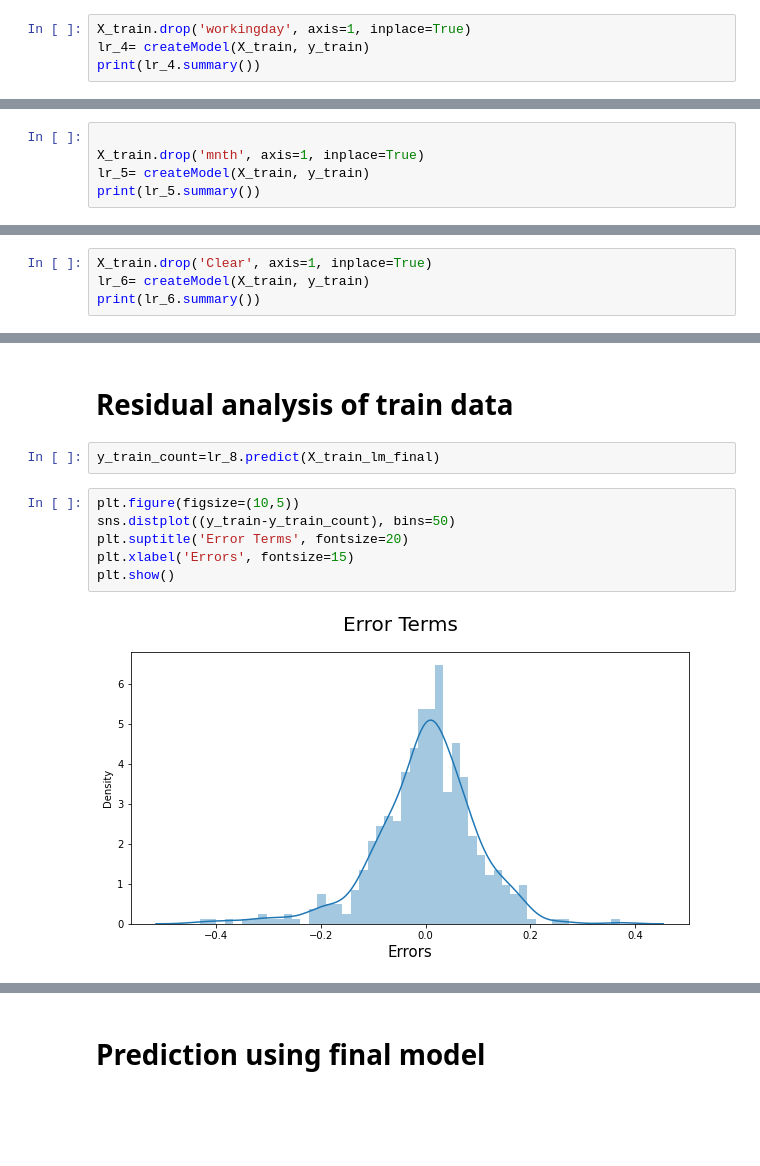
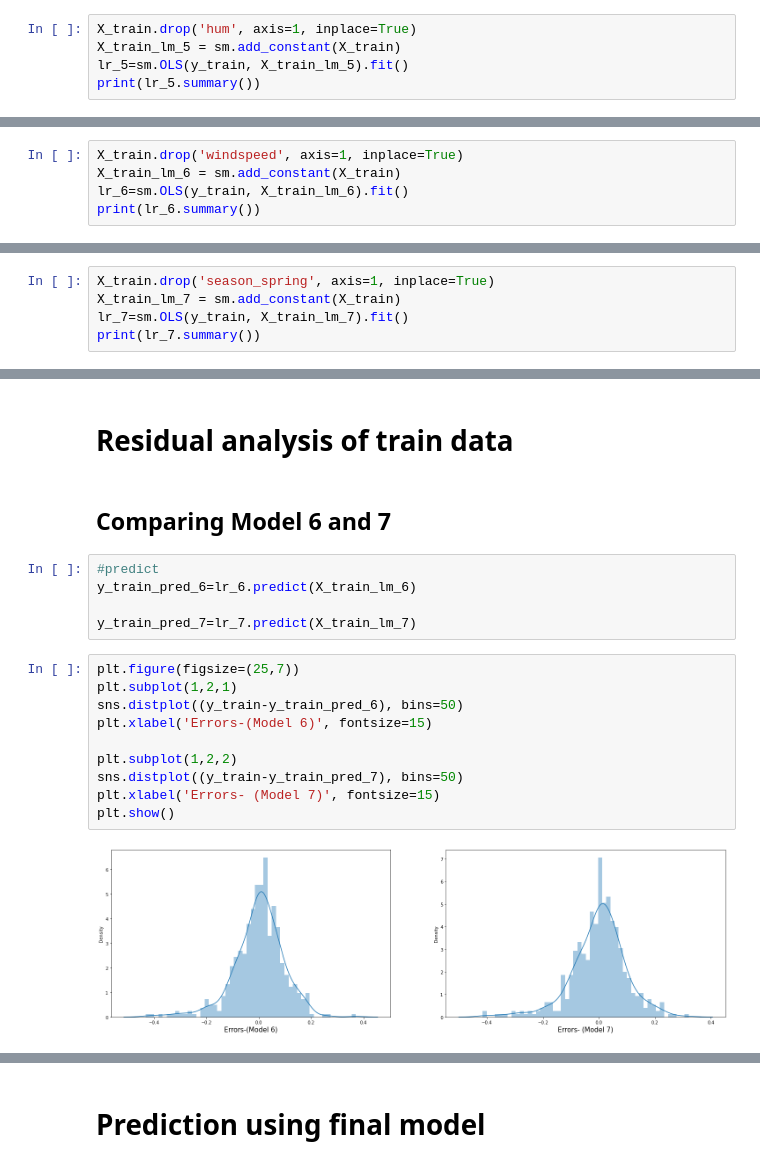
Before and after one commit to Abhi-Awasthi/bikesharing, a Jupyter notebook: BikeSharing.ipynb, the cells around one changed output, grey strips where cells are left out. Drawn from its saved outputs; the diff is of its cells as text; blank space fills up the shorter version.

```diff
--- a/BikeSharing.ipynb
+++ b/BikeSharing.ipynb
@@ -302,7 +311,8 @@ plt.show()
 # %%
-X_train.drop('workingday', axis=1, inplace=True)
-lr_4= createModel(X_train, y_train)
-print(lr_4.summary())
+X_train.drop('hum', axis=1, inplace=True)
+X_train_lm_5 = sm.add_constant(X_train)
+lr_5=sm.OLS(y_train, X_train_lm_5).fit()
+print(lr_5.summary())
 # %% [output]
                             OLS Regression Results
 ==============================================================================
@@ -351,8 +352,8 @@ plt.show()
 # %%
-
-X_train.drop('mnth', axis=1, inplace=True)
-lr_5= createModel(X_train, y_train)
-print(lr_5.summary())
+X_train.drop('windspeed', axis=1, inplace=True)
+X_train_lm_6 = sm.add_constant(X_train)
+lr_6=sm.OLS(y_train, X_train_lm_6).fit()
+print(lr_6.summary())
 # %% [output]
                             OLS Regression Results
 ==============================================================================
@@ -400,7 +399,8 @@ plt.show()
 # %%
-X_train.drop('Clear', axis=1, inplace=True)
-lr_6= createModel(X_train, y_train)
-print(lr_6.summary())
+X_train.drop('season_spring', axis=1, inplace=True)
+X_train_lm_7 = sm.add_constant(X_train)
+lr_7=sm.OLS(y_train, X_train_lm_7).fit()
+print(lr_7.summary())
 # %% [output]
                             OLS Regression Results
 ==============================================================================
@@ -526,12 +442,21 @@ plt.show()
 # %% [markdown]
 # Residual analysis of train data
-# %%
-y_train_count=lr_8.predict(X_train_lm_final)
+# %% [markdown]
+## Comparing Model 6 and 7
+# %%
+#predict
+y_train_pred_6=lr_6.predict(X_train_lm_6)
+
+y_train_pred_7=lr_7.predict(X_train_lm_7)
 # %%
-plt.figure(figsize=(10,5))
-sns.distplot((y_train-y_train_count), bins=50)
-plt.suptitle('Error Terms', fontsize=20)
-plt.xlabel('Errors', fontsize=15)
+plt.figure(figsize=(25,7))
+plt.subplot(1,2,1)
+sns.distplot((y_train-y_train_pred_6), bins=50)
+plt.xlabel('Errors-(Model 6)', fontsize=15)
+
+plt.subplot(1,2,2)
+sns.distplot((y_train-y_train_pred_7), bins=50)
+plt.xlabel('Errors- (Model 7)', fontsize=15)
 plt.show()
 # %% [output]
-[figure, old version]
+[figure, new version]
```
Also changed, not shown: parts of 51 cells of this notebook, 1 other file.
